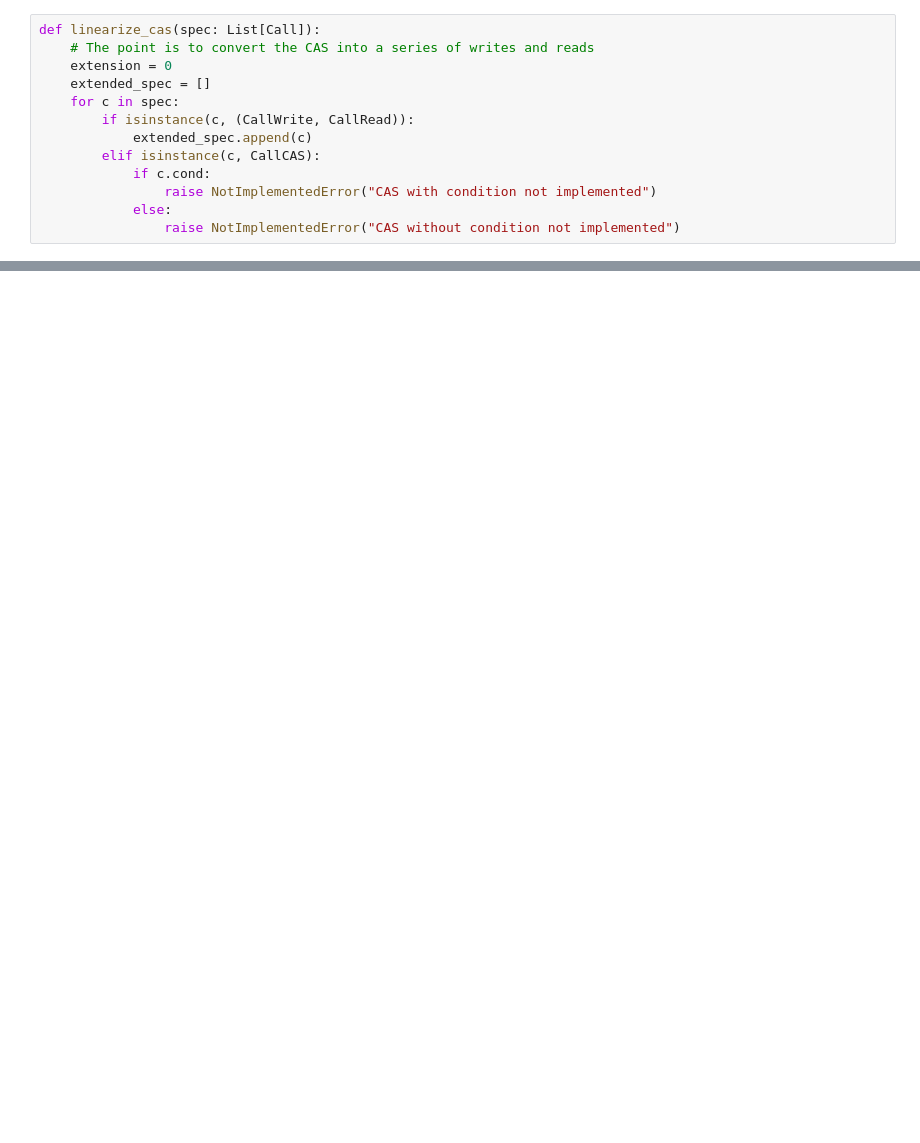
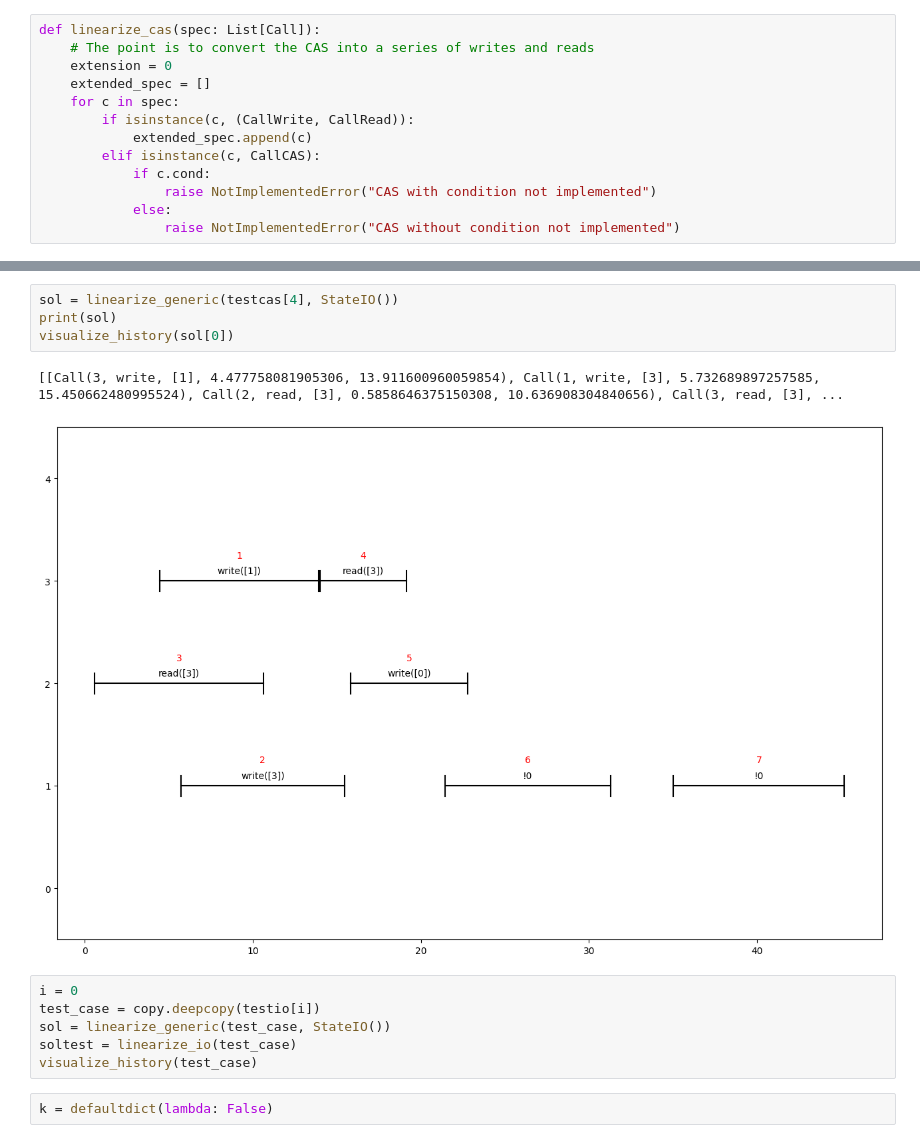
Before and after one commit to Pylyr/thesis-concurrency, a Jupyter notebook: linearization.ipynb, the cells around one changed output, grey strips where cells are left out. Saved outputs shown, nothing was run; the diff lists cells and outputs as text; blank space fills up the shorter version.

```diff
--- a/linearization.ipynb
+++ b/linearization.ipynb
@@ -396,0 +461,15 @@ True
+# %%
+sol = linearize_generic(testcas[4], StateIO())
+print(sol)
+visualize_history(sol[0])
+# %% [output]
+[[Call(3, write, [1], 4.477758081905306, 13.911600960059854), Call(1, write, [3], 5.732689897257585, 15.450662480995524), Call(2, read, [3], 0.5858646375150308, 10.636908304840656), Call(3, read, [3], ...
+[figure, added]
+# %%
+i = 0
+test_case = copy.deepcopy(testio[i])
+sol = linearize_generic(test_case, StateIO())
+soltest = linearize_io(test_case)
+visualize_history(test_case)
+# %%
+k = defaultdict(lambda: False)
```
Also changed, not shown: parts of 14 cells of this notebook, 4 other files.
